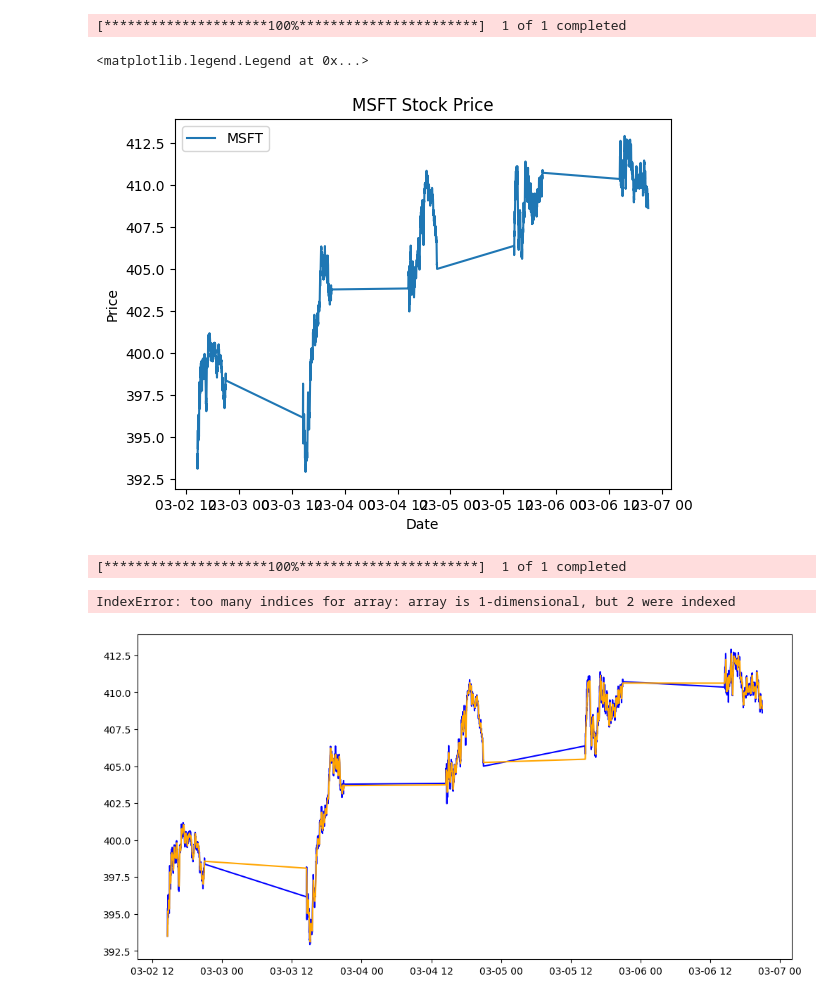
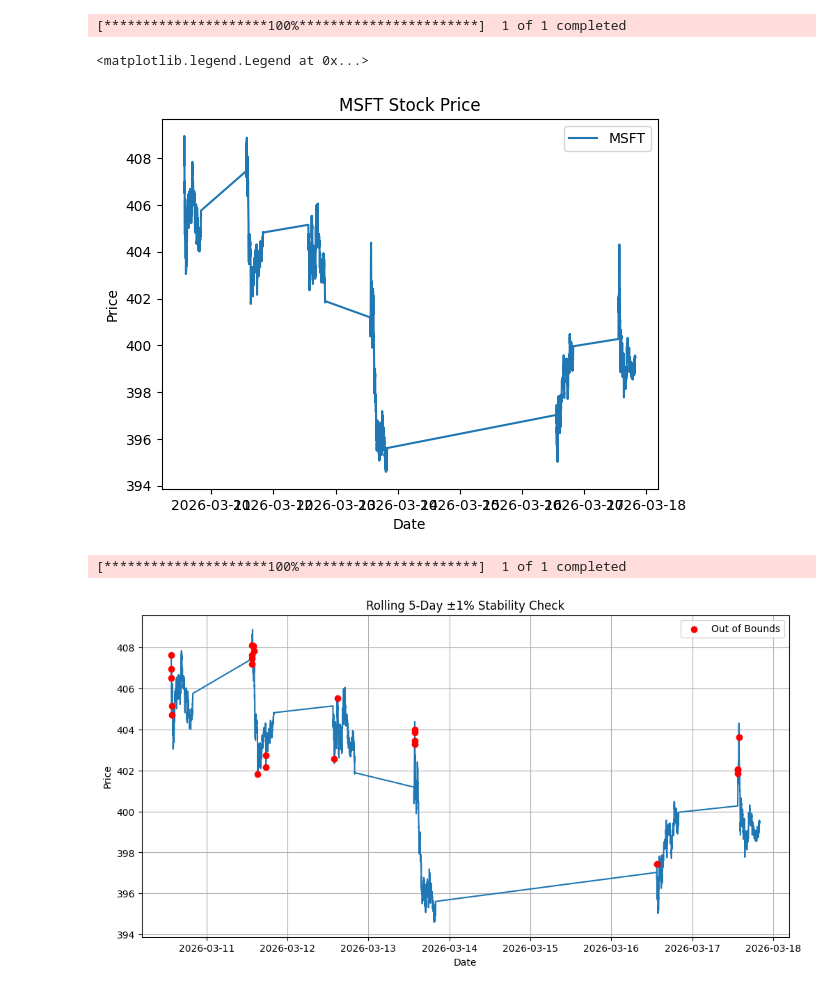
Before and after one commit to neha234567654/PythonStart, a Jupyter notebook: project.ipynb, the cells around one changed output. Saved outputs shown, nothing was run; the diff lists cells and outputs as text; code cells hidden in the pictures.

```diff
--- a/project.ipynb
+++ b/project.ipynb
@@ -29,5 +27,5 @@ Successfully installed beautifulsoup4-4.14.3 certifi-2026.2.25 cffi-2.0.0 charse
 # %%
-data = yf.download("MSFT", start="2026-03-01", end="2026-03-08", interval="1m");
+data = yf.download("MSFT", start="2026-03-10", end="2026-03-18", interval="1m");
 closedata = data["Close"];
 plt.plot(closedata)
 plt.title("MSFT Stock Price")
@@ -37,48 +35,45 @@ plt.legend(["MSFT"])
 # %% [output]
 [*********************100%***********************]  1 of 1 completed
 <matplotlib.legend.Legend at 0x...>
-[figure, old version]
+[figure, new version]
 # %%
+import pandas as pd
 import yfinance as yf
-import matplotlib.pyplot as plt
 
-# 1️⃣ Download MSFT 1-minute data
-data = yf.download("MSFT", start="2026-03-01", end="2026-03-08", interval="1m")
+data = yf.download("MSFT", start="2026-03-10", end="2026-03-18", interval="1m");
 
-# 2️⃣ Pick the 'Close' column as a Series
-close = data["Close"]  # ✅ Series, NOT DataFrame
+data = data[["Close"]]
+data = data.dropna()
 
-# 3️⃣ Compute 5-point moving average
-MAVG = close.rolling(window=5).mean()
+rolling_min = data.rolling(window = 5).min()
+rolling_min = rolling_min.dropna()
+rolling_max = data.rolling(window = 5).max()
+rolling_max = rolling_max.dropna()
 
-# 4️⃣ Keep only valid points (drop NaNs from rolling mean)
-valid_idx = MAVG.notna()
-close_valid = close[valid_idx]
-MAVG_valid = MAVG[valid_idx]
+data["out_of_bounds"] = rolling_max > 1.004 * rolling_min
 
-# 5️⃣ Compute deviation and outliers
-deviation = (close_valid - MAVG_valid) / MAVG_valid
-outliers = deviation.abs() > 0.15  # ✅ boolean Series
+data = data.dropna()
+data["out_of_bounds"]
 
-# 6️⃣ Plot
+
 plt.figure(figsize=(12,6))
+plt.plot(data.index, data["Close"])
 
-# Original series
-plt.plot(close_valid.index, close_valid, label="Original", color="blue")
+# Highlight out-of-bounds days
+plt.scatter(
+    data.index[data["out_of_bounds"]],
+    data["Close"][data["out_of_bounds"]],
+    color="red",
+    label="Out of Bounds",
+    zorder=3
+)
 
-# Moving average
-plt.plot(MAVG_valid.index, MAVG_valid, label="5-point Moving Avg", color="orange")
-
-# Scatter only outlier points
-plt.scatter(close_valid.index[outliers.values],   # convert boolean Series to NumPy array
-            close_valid.values[outliers.values],
-            color="red", label="Outliers (>15%)", zorder=5)
-
-plt.title("Rolling Mean and Outlier Detection (15% Threshold)")
+plt.title( "Rolling 5-Day ±1% Stability Check")
+plt.xlabel("Date")
+plt.ylabel("Price")
 plt.legend()
 plt.grid(True)
 plt.show()
 # %% [output]
 [*********************100%***********************]  1 of 1 completed
-IndexError: too many indices for array: array is 1-dimensional, but 2 were indexed
-[figure, old version]
+[figure, new version]
```
Also changed, not shown: parts of 2 cells of this notebook.
